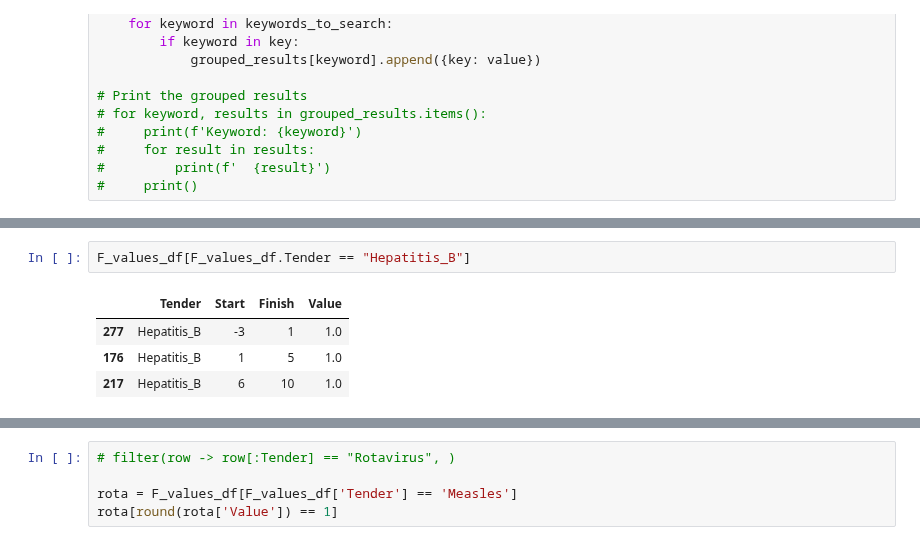
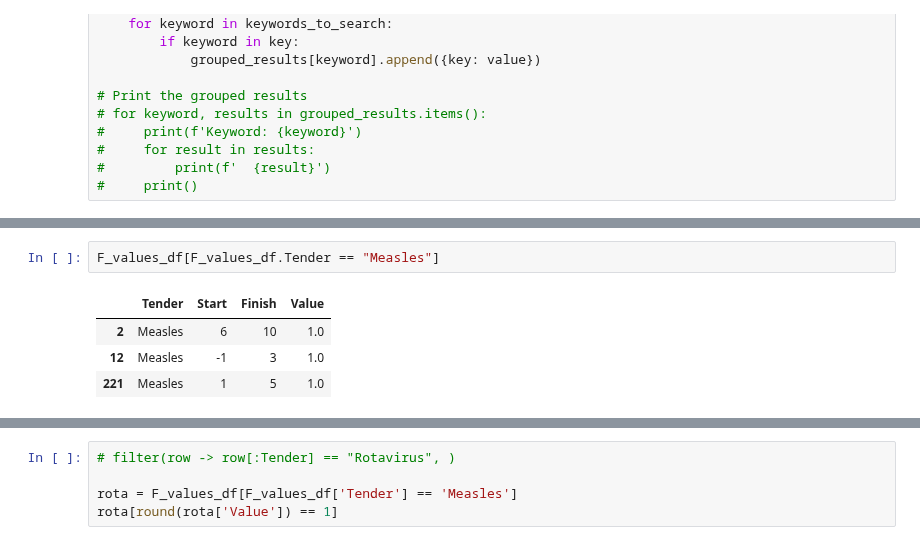
Before and after one commit to nuhorchak/Vaccine_Tender, a Jupyter notebook: horizon excursion/15 years - starting unvax children/new model test/tender_schedule_visualization.ipynb, the cells around one changed output, grey strips where cells are left out. Cells and saved outputs as stored; diff of their text form.

```diff
--- a/horizon excursion/15 years - starting unvax children/new model test/tender_schedule_visualization.ipynb
+++ b/horizon excursion/15 years - starting unvax children/new model test/tender_schedule_visualization.ipynb
@@ -60,10 +60,10 @@ F_values_df.head()
 # %%
-F_values_df[F_values_df.Tender == "Hepatitis_B"]
+F_values_df[F_values_df.Tender == "Measles"]
 # %% [output]
 |  | Tender | Start | Finish | Value |
-| 277 | Hepatitis_B | -3 | 1 | 1.0 |
-| 176 | Hepatitis_B | 1 | 5 | 1.0 |
-| 217 | Hepatitis_B | 6 | 10 | 1.0 |
+| 2 | Measles | 6 | 10 | 1.0 |
+| 12 | Measles | -1 | 3 | 1.0 |
+| 221 | Measles | 1 | 5 | 1.0 |
 # %%
 #check to make sure all tenders are accounted for in model results
 def lists_contain_same_strings(list1, list2):
```
Also changed, not shown: parts of 4 cells of this notebook, 18 other files.
